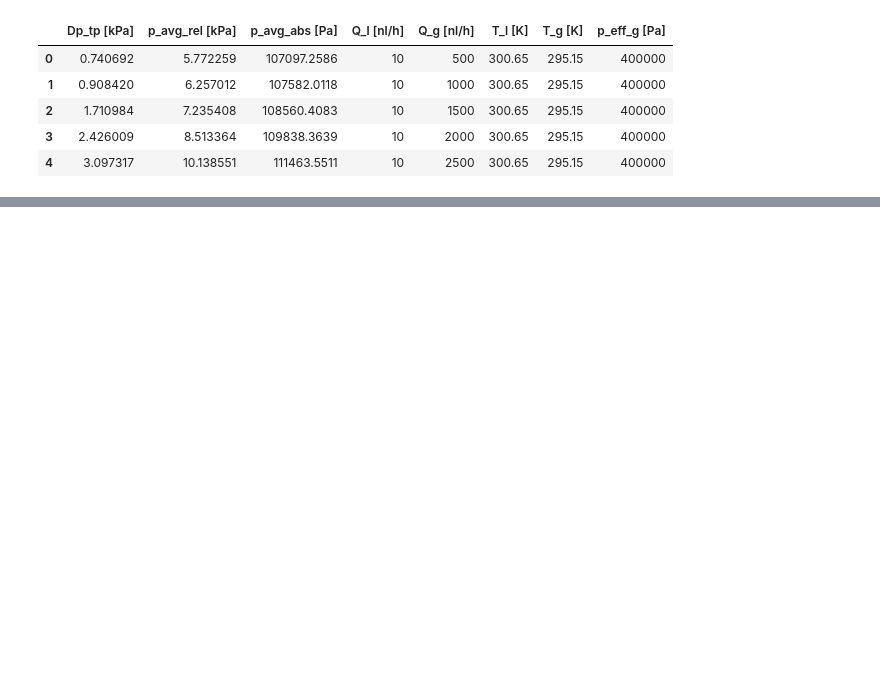
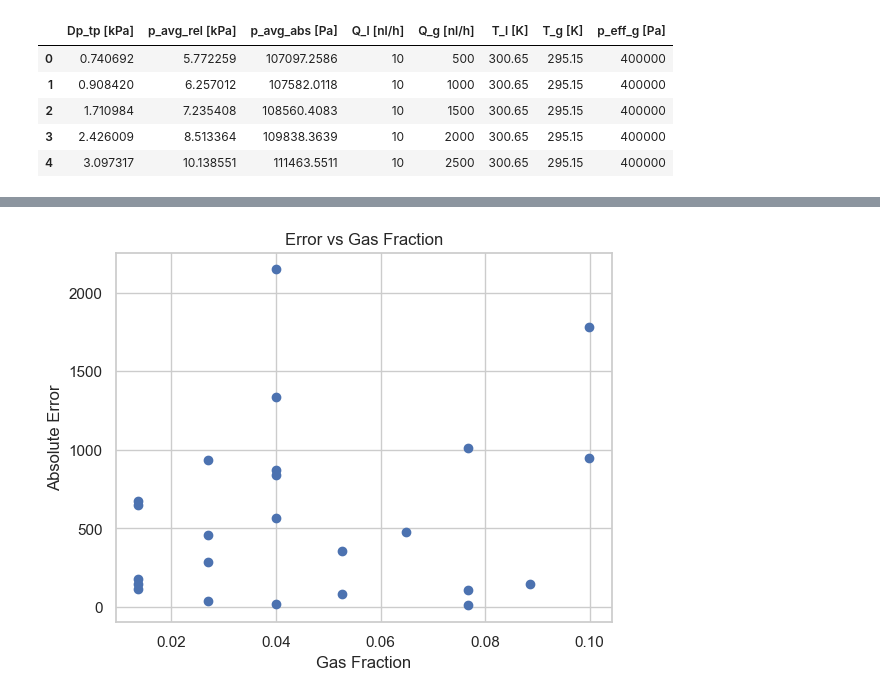
Before and after one commit to dishajain2005/ML-Based-Prediction-of-Pressure-Drop-in-Internal-Flows, a Jupyter notebook: pressure_drop_ml/notebooks/pressure_drop.ipynb, the cells around one changed output, grey strips where cells are left out. Drawn from its saved outputs; the diff is of its cells as text; code cells hidden in the pictures; blank space fills up the shorter version.

```diff
--- a/pressure_drop_ml/notebooks/pressure_drop.ipynb
+++ b/pressure_drop_ml/notebooks/pressure_drop.ipynb
@@ -137,0 +203,10 @@ plt.show()
+# %%
+error = abs(y_test_actual - y_pred_actual)
+
+plt.scatter(X_test["gas_fraction"], error)
+plt.xlabel("Gas Fraction")
+plt.ylabel("Absolute Error")
+plt.title("Error vs Gas Fraction")
+plt.show()
+# %% [output]
+[figure, added]
```
Also changed, not shown: parts of 24 cells of this notebook.
